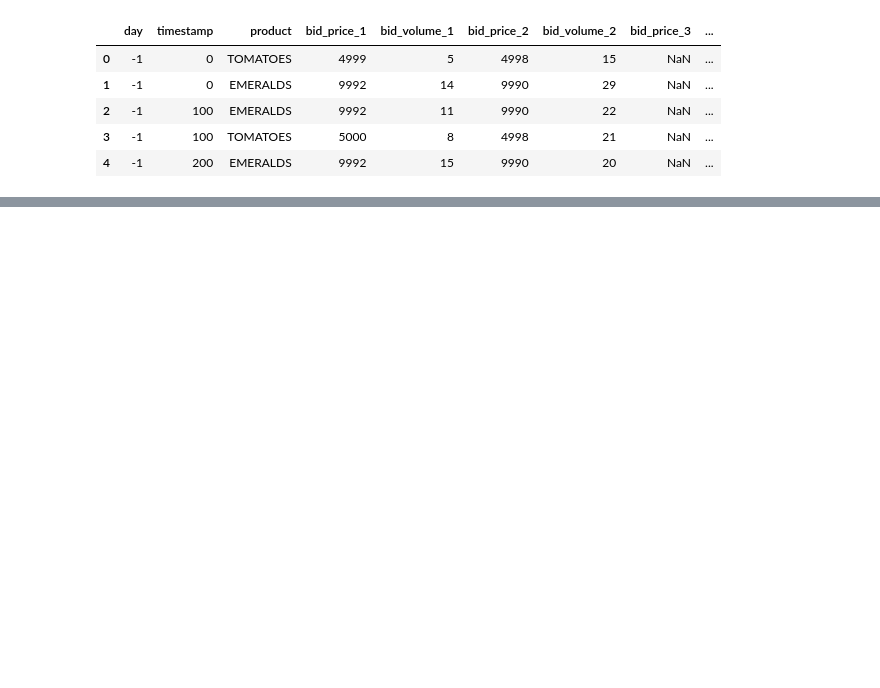
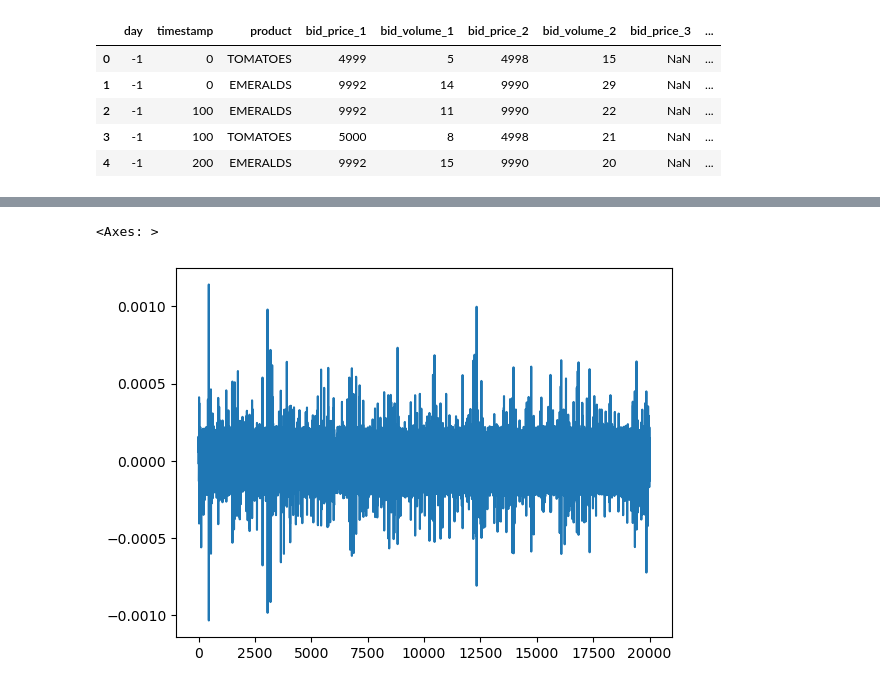
Before and after one commit to DevanshArora2002/IMC_Trading, a Jupyter notebook: TUTORIAL_ROUND_1/sample.ipynb, the cells around one changed output, grey strips where cells are left out. Drawn from its saved outputs; the diff is of its cells as text; code cells hidden in the pictures; blank space fills up the shorter version.

```diff
--- a/TUTORIAL_ROUND_1/sample.ipynb
+++ b/TUTORIAL_ROUND_1/sample.ipynb
@@ -26,0 +131,6 @@ prices_df_1.head()
+# %%
+t_prices_df_0 = prices_df_0[prices_df_0['product']=='TOMATOES']
+e_prices_df_0 = prices_df_0[prices_df_0['product']=='EMERALDS']
+# %%
+t_prices_df_0['gain'] = (t_prices_df_0['avg_bid_prices'] - t_prices_df_0['avg_bid_prices'].shift())/(t_prices_df_0['avg_bid_prices'].shift())
+e_prices_df_0['gain'] = (e_prices_df_0['avg_bid_prices'] - e_prices_df_0['avg_bid_prices'].shift())/(e_prices_df_0['avg_bid_prices'].shift())
@@ -26,0 +148,5 @@ prices_df_1.head()
+# %%
+t_prices_df_0['gain'].plot()
+# %% [output]
+<Axes: >
+[figure, added]
```
Also changed, not shown: parts of 14 cells of this notebook, 2 other files.
